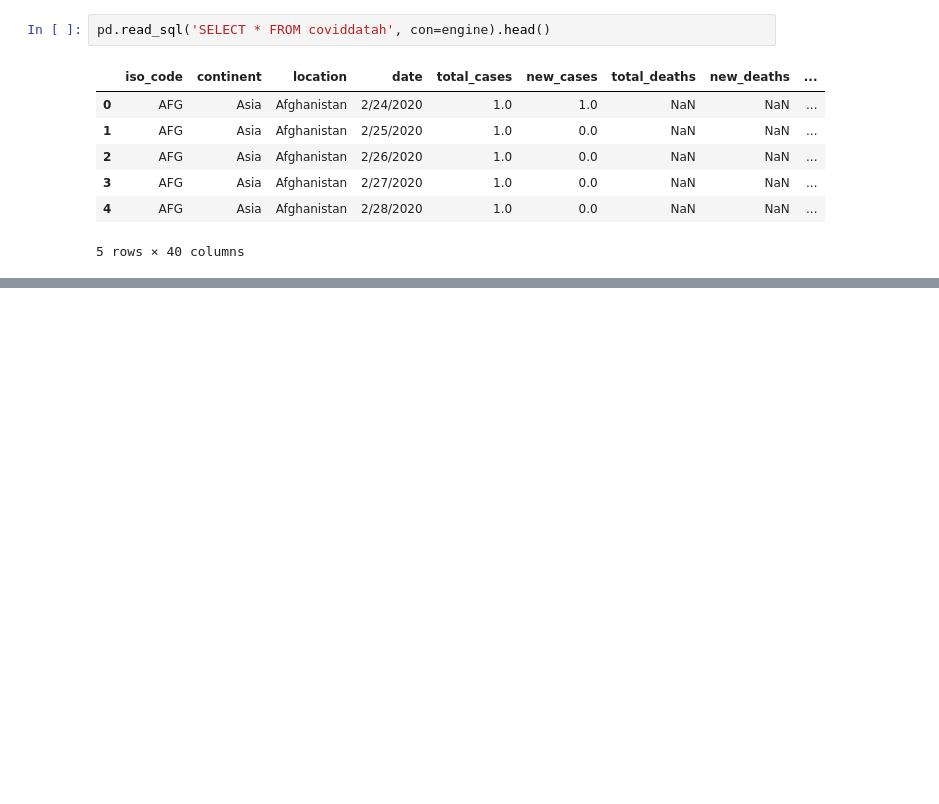
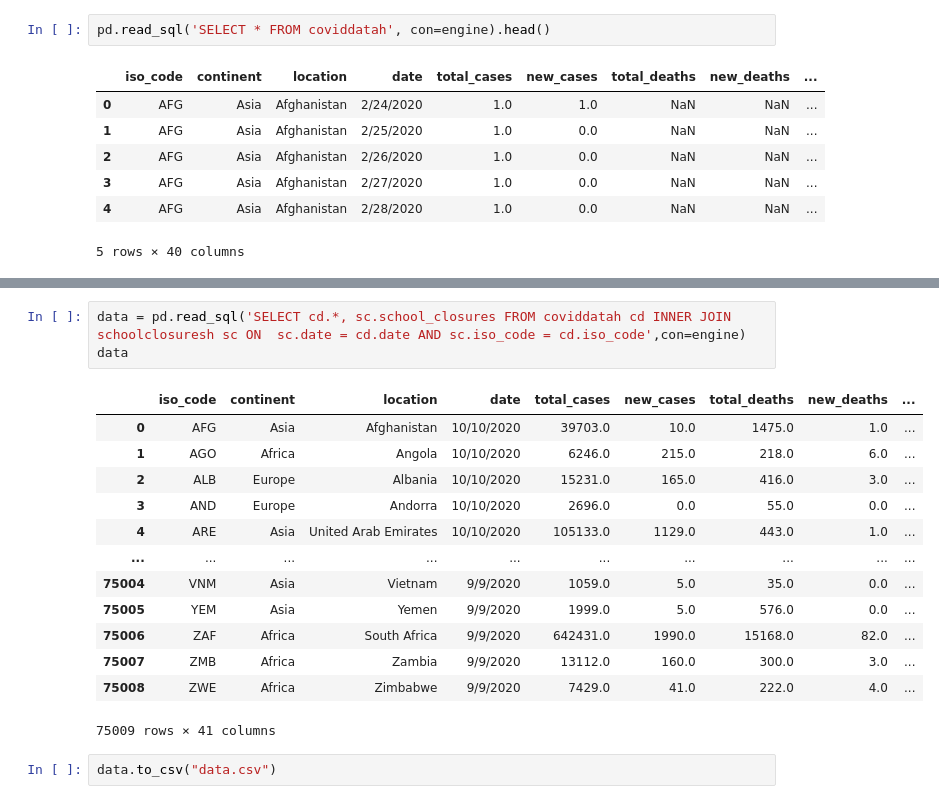
Before and after one commit to dianabaltazar/happiness-visualization, a Jupyter notebook: School-Closures-ETL.ipynb, the cells around one changed output, grey strips where cells are left out. Drawn from its saved outputs; the diff is of its cells as text; blank space fills up the shorter version.

```diff
--- a/School-Closures-ETL.ipynb
+++ b/School-Closures-ETL.ipynb
@@ -36,0 +51,19 @@ pd.read_sql('SELECT cd.*, sc.school_closures FROM coviddatah cd INNER JOIN  scho
+# %%
+data = pd.read_sql('SELECT cd.*, sc.school_closures FROM coviddatah cd INNER JOIN  schoolclosuresh sc ON  sc.date = cd.date AND sc.iso_code = cd.iso_code',con=engine)
+data
+# %% [output]
+|  | iso_code | continent | location | date | total_cases | new_cases | total_deaths | new_deaths | ... |
+| 0 | AFG | Asia | Afghanistan | 10/10/2020 | 39703.0 | 10.0 | 1475.0 | 1.0 | ... |
+| 1 | AGO | Africa | Angola | 10/10/2020 | 6246.0 | 215.0 | 218.0 | 6.0 | ... |
+| 2 | ALB | Europe | Albania | 10/10/2020 | 15231.0 | 165.0 | 416.0 | 3.0 | ... |
+| 3 | AND | Europe | Andorra | 10/10/2020 | 2696.0 | 0.0 | 55.0 | 0.0 | ... |
+| 4 | ARE | Asia | United Arab Emirates | 10/10/2020 | 105133.0 | 1129.0 | 443.0 | 1.0 | ... |
+| ... | ... | ... | ... | ... | ... | ... | ... | ... | ... |
+| 75004 | VNM | Asia | Vietnam | 9/9/2020 | 1059.0 | 5.0 | 35.0 | 0.0 | ... |
+| 75005 | YEM | Asia | Yemen | 9/9/2020 | 1999.0 | 5.0 | 576.0 | 0.0 | ... |
+| 75006 | ZAF | Africa | South Africa | 9/9/2020 | 642431.0 | 1990.0 | 15168.0 | 82.0 | ... |
+| 75007 | ZMB | Africa | Zambia | 9/9/2020 | 13112.0 | 160.0 | 300.0 | 3.0 | ... |
+| 75008 | ZWE | Africa | Zimbabwe | 9/9/2020 | 7429.0 | 41.0 | 222.0 | 4.0 | ... |
+75009 rows × 41 columns
+# %%
+data.to_csv("data.csv")
```
Also changed, not shown: parts of 6 cells of this notebook, 6 other files.
